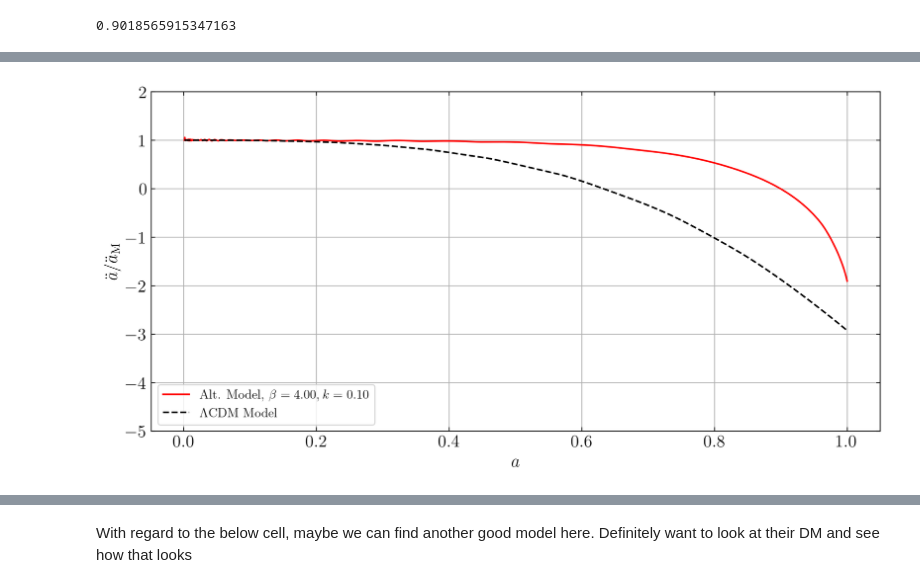
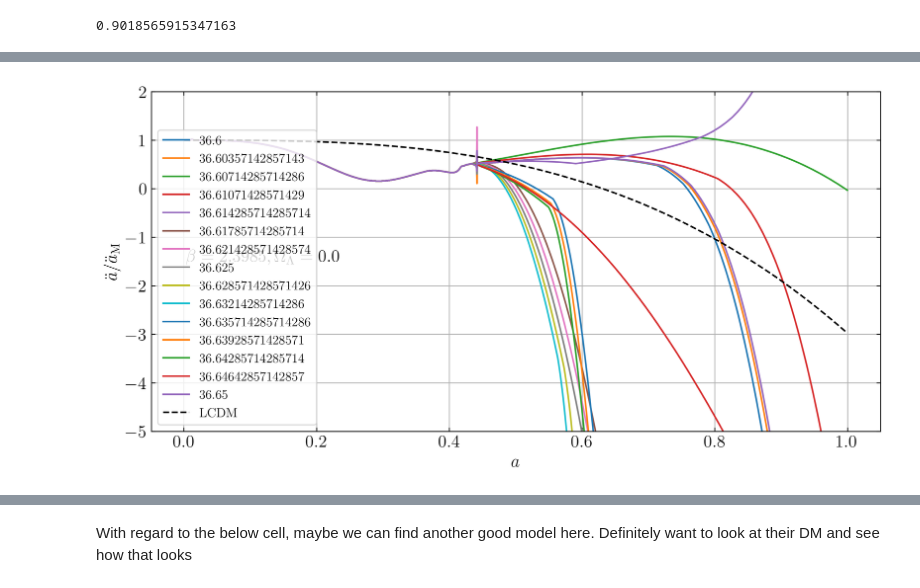
Before and after one commit to bktakacs/thesis_ku, a Jupyter notebook: Untitled-1.ipynb, the cells around one changed output, grey strips where cells are left out. Cells and saved outputs as stored; diff of their text form; code cells hidden in the pictures.

```diff
--- a/Untitled-1.ipynb
+++ b/Untitled-1.ipynb
@@ -271,18 +247,29 @@ print(m.chi_acc)
-# %%
-from main import *
-data = read_model_data('14may-3.txt')
-b1, k1 = specific_function(data, 0)
-m = model(beta=b1, kappa=k1, lam=0.)
-m.plot('acc')
-# for i in (0, 1, 2, 3, 4, 5):
-#     b1, k1 = specific_function(data, i)
-#     print(b1, k1)
-#     m = model(beta=b1, kappa=k1, lam=0.)
-
-
-#     lcdm = model()
-#     matter = model(lam=0.)
-
-#     m.plot('acc')
-# %% [output]
-[figure, removed]
+# %%
+klook = np.linspace(36.6, 36.65, 15)
+# klook = (0.5363157894736842, 1)
+# beta=2.6421 and kappa = 2.9440
+# 2.398510824571394 36.61346479783082
+lcdm = model()
+beta = 2.398510824571394
+plt.figure(figsize=(10, 5), dpi=300)
+for i in klook:
+    m = model(beta=beta, kappa=i, lam=0., xlen=5000)
+    # if (np.max(m.a2norm) > 3) or (np.min(m.a2norm) < -6):
+    #     pass
+    # else:
+    #     plt.plot(m.a, m.a2norm, label='{:.3f}, {:.3f}'.format(
+    #         i, rchi2(np.interp(lcdm.a, m.a, m.a2norm), lcdm.a2norm)))
+    plt.plot(m.a, m.a2norm, label=i)
+
+plt.plot(lcdm.a, lcdm.a2norm, 'k--', label='LCDM')
+plt.text(x = 0.003, y=-1.5, s=r'$\beta={:.4f}, \Omega_{{\Lambda}}=0.0$'.format(beta))
+plt.xlabel(r'$a$')
+plt.ylabel(r'$\ddot{a}/\ddot{a}_{\mathrm{M}}$')
+plt.ylim([-5, 2])
+plt.tick_params(axis='both', which='both', direction='in',
+                bottom=True, top=True, left=True, right=True)
+plt.legend(loc='lower left')
+plt.grid()
+plt.show()
+# %% [output]
+[figure, added]
```
Also changed, not shown: parts of 5 cells of this notebook, 2 other files.
